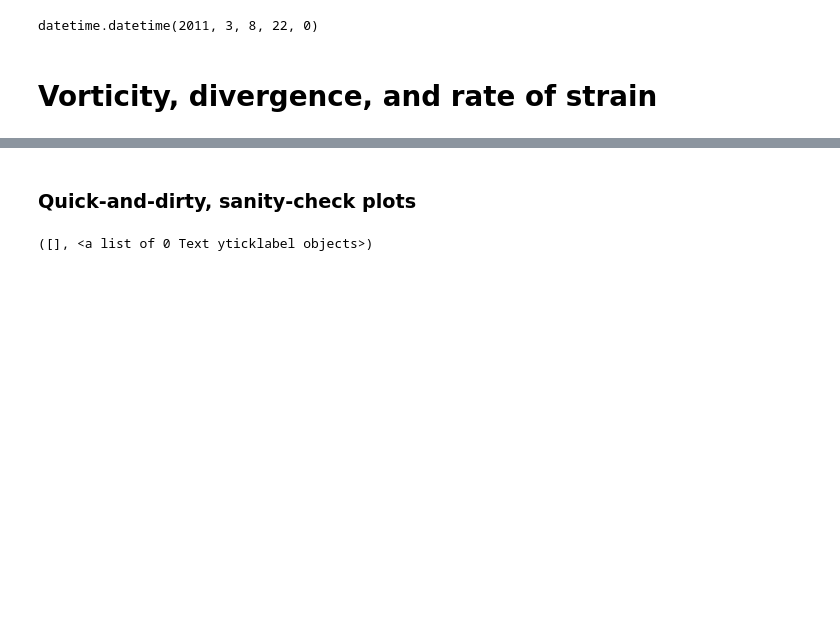
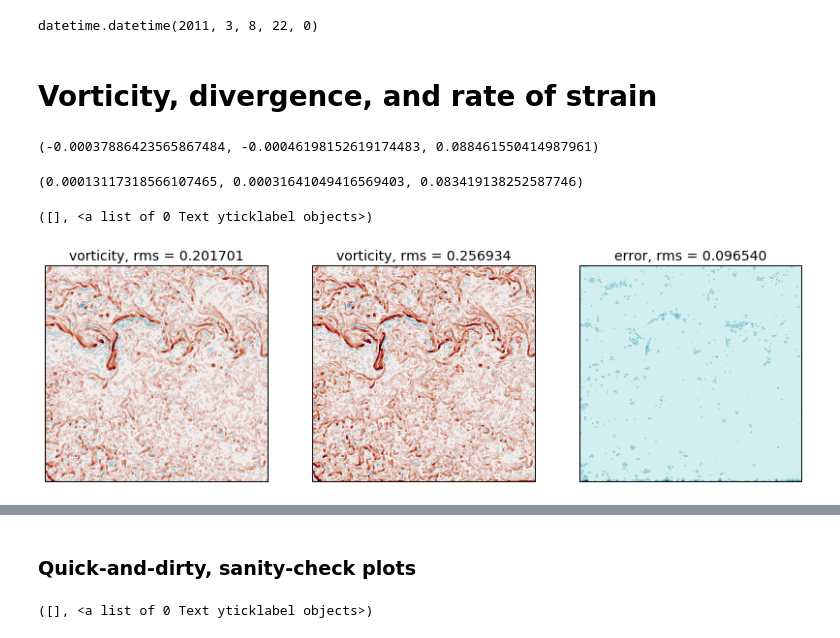
Before and after one commit to cesar-rocha/UpperOceanSeasonality, a Jupyter notebook: notebooks/LLCProcessing.ipynb, the cells around one changed output, grey strips where cells are left out. Drawn from its saved outputs; the diff is of its cells as text; code cells hidden in the pictures; blank space fills up the shorter version.

```diff
--- a/notebooks/LLCProcessing.ipynb
+++ b/notebooks/LLCProcessing.ipynb
@@ -76,3 +111,41 @@ def calc_gradu(u,v,dd = 6.):
 # %%
 vort, div, strain = calc_gradu(ui,vi,dd = 6.e3)
 vort, div, strain = vort/f0, div/f0, strain/f0
+# %%
+vort2, div2, strain2 = calc_gradu2(ui,vi,dd = 6.e3)
+vort2,div2, strain2 = double_mirror(vort2,forward=False),double_mirror(div2,forward=False), double_mirror(strain2,forward=False)
+vort2, div2, strain2 = vort2/f0, div2/f0, strain2/f0
+# %%
+vort.mean()/np.abs(vort).max(), div.mean()/np.abs(div).max(), strain.mean()/np.abs(strain).max()
+# %% [output]
+(-0.00037886423565867484, -0.00046198152619174483, 0.088461550414987961)
+# %%
+vort2.mean()/np.abs(vort2).max(), div2.mean()/np.abs(div2).max(), strain2.mean()/np.abs(strain2).max()
+# %% [output]
+(0.00013117318566107465, 0.00031641049416569403, 0.083419138252587746)
+# %%
+fig = plt.figure(figsize=(14,4))
+
+cv = np.linspace(-1.5,1.5,20)
+cd = np.linspace(-.5,.5,20)
+cs = np.linspace(0.,1.5,10)
+
+ax = fig.add_subplot(131)
+plt.contourf(vort,cv,vmin=cv.min(),vmax=cv.max(),cmap=cmocean.cm.balance,extend='both')
+plt.title('vorticity, rms = %f' % rms(vort))
+#plt.colorbar()
+plt.xticks([]); plt.yticks([])
+ax = fig.add_subplot(132)
+plt.contourf(vort2,cv,vmin=cv.min(),vmax=cv.max(),cmap=cmocean.cm.balance,extend='both')
+plt.title('vorticity, rms = %f' % rms(vort2))
+#plt.colorbar()
+plt.xticks([]); plt.yticks([])
+
+ax = fig.add_subplot(133)
+plt.contourf(np.abs((vort2-vort)/np.max(vort2)),np.linspace(0,1.,10),vmin=0,vmax=1.,cmap=cmocean.cm.ice_r)
+plt.title('error, rms = %f' % rms(vort2-vort))
+#plt.colorbar()
+plt.xticks([]); plt.yticks([])
+# %% [output]
+([], <a list of 0 Text yticklabel objects>)
+[figure, added]
```
Also changed, not shown: parts of 6 cells of this notebook, 16 other files.
